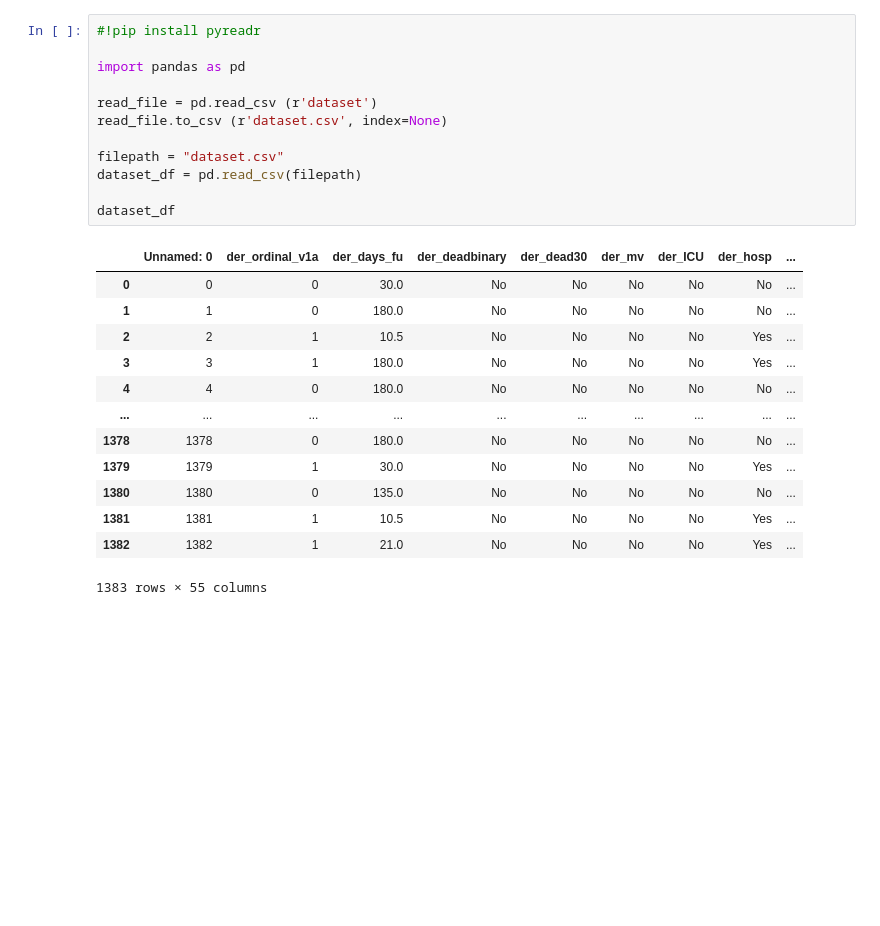
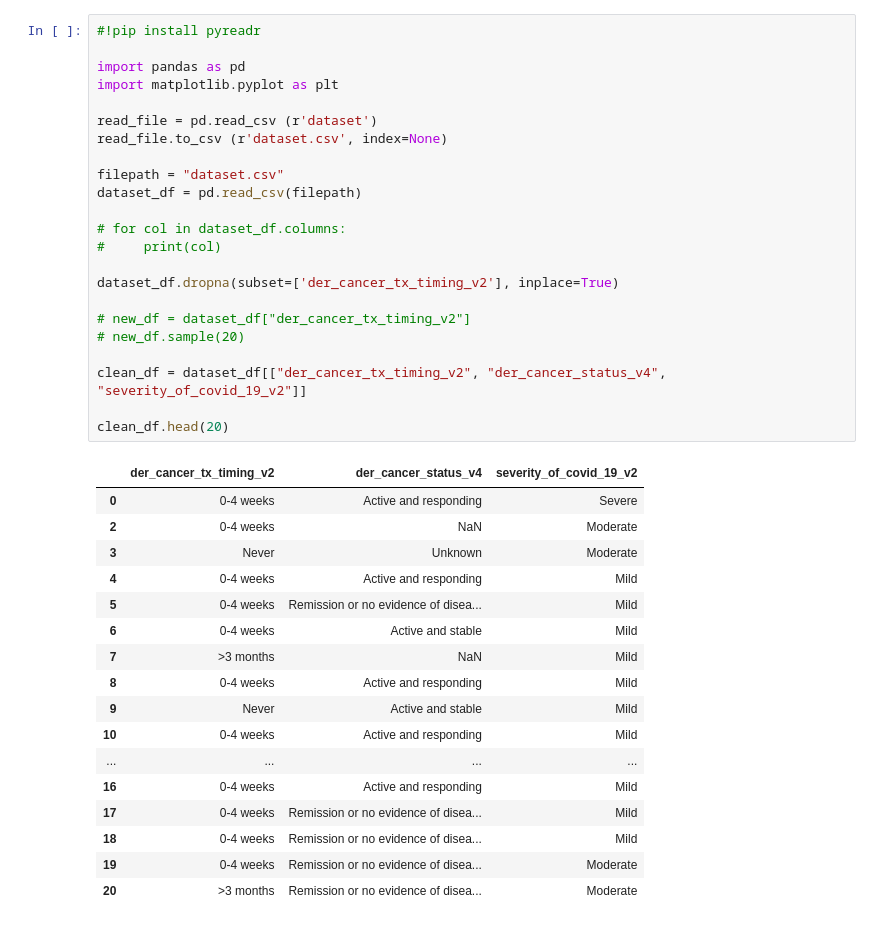
Before and after one commit to HSaleem352/Bootcamp-Project1, a Jupyter notebook: data_cleaning_afr.ipynb, the cells around one changed output. Cells and saved outputs as stored; diff of their text form; blank space fills up the shorter version.

```diff
--- a/data_cleaning_afr.ipynb
+++ b/data_cleaning_afr.ipynb
@@ -1,26 +1,41 @@
 # %%
 #!pip install pyreadr
 
 import pandas as pd
+import matplotlib.pyplot as plt
 
 read_file = pd.read_csv (r'dataset')
 read_file.to_csv (r'dataset.csv', index=None)
 
 filepath = "dataset.csv"
 dataset_df = pd.read_csv(filepath)
 
-dataset_df
+# for col in dataset_df.columns:
+#     print(col)
+
+dataset_df.dropna(subset=['der_cancer_tx_timing_v2'], inplace=True)
+
+# new_df = dataset_df["der_cancer_tx_timing_v2"]
+# new_df.sample(20)
+
+clean_df = dataset_df[["der_cancer_tx_timing_v2", "der_cancer_status_v4", "severity_of_covid_19_v2"]]
+
+clean_df.head(20)
 # %% [output]
-|  | Unnamed: 0 | der_ordinal_v1a | der_days_fu | der_deadbinary | der_dead30 | der_mv | der_ICU | der_hosp | ... |
-| 0 | 0 | 0 | 30.0 | No | No | No | No | No | ... |
-| 1 | 1 | 0 | 180.0 | No | No | No | No | No | ... |
-| 2 | 2 | 1 | 10.5 | No | No | No | No | Yes | ... |
-| 3 | 3 | 1 | 180.0 | No | No | No | No | Yes | ... |
-| 4 | 4 | 0 | 180.0 | No | No | No | No | No | ... |
-| ... | ... | ... | ... | ... | ... | ... | ... | ... | ... |
-| 1378 | 1378 | 0 | 180.0 | No | No | No | No | No | ... |
-| 1379 | 1379 | 1 | 30.0 | No | No | No | No | Yes | ... |
-| 1380 | 1380 | 0 | 135.0 | No | No | No | No | No | ... |
-| 1381 | 1381 | 1 | 10.5 | No | No | No | No | Yes | ... |
-| 1382 | 1382 | 1 | 21.0 | No | No | No | No | Yes | ... |
+|  | der_cancer_tx_timing_v2 | der_cancer_status_v4 | severity_of_covid_19_v2 |
+| 0 | 0-4 weeks | Active and responding | Severe |
+| 2 | 0-4 weeks | NaN | Moderate |
+| 3 | Never | Unknown | Moderate |
+| 4 | 0-4 weeks | Active and responding | Mild |
+| 5 | 0-4 weeks | Remission or no evidence of disea... | Mild |
+| 6 | 0-4 weeks | Active and stable | Mild |
+| 7 | >3 months | NaN | Mild |
+| 8 | 0-4 weeks | Active and responding | Mild |
+| 9 | Never | Active and stable | Mild |
+| 10 | 0-4 weeks | Active and responding | Mild |
+| ... | ... | ... | ... |
+| 16 | 0-4 weeks | Active and responding | Mild |
+| 17 | 0-4 weeks | Remission or no evidence of disea... | Mild |
+| 18 | 0-4 weeks | Remission or no evidence of disea... | Mild |
+| 19 | 0-4 weeks | Remission or no evidence of disea... | Moderate |
+| 20 | >3 months | Remission or no evidence of disea... | Moderate |
-1383 rows × 55 columns
```
Also changed, not shown: parts of 4 cells of this notebook, 1 other file.
